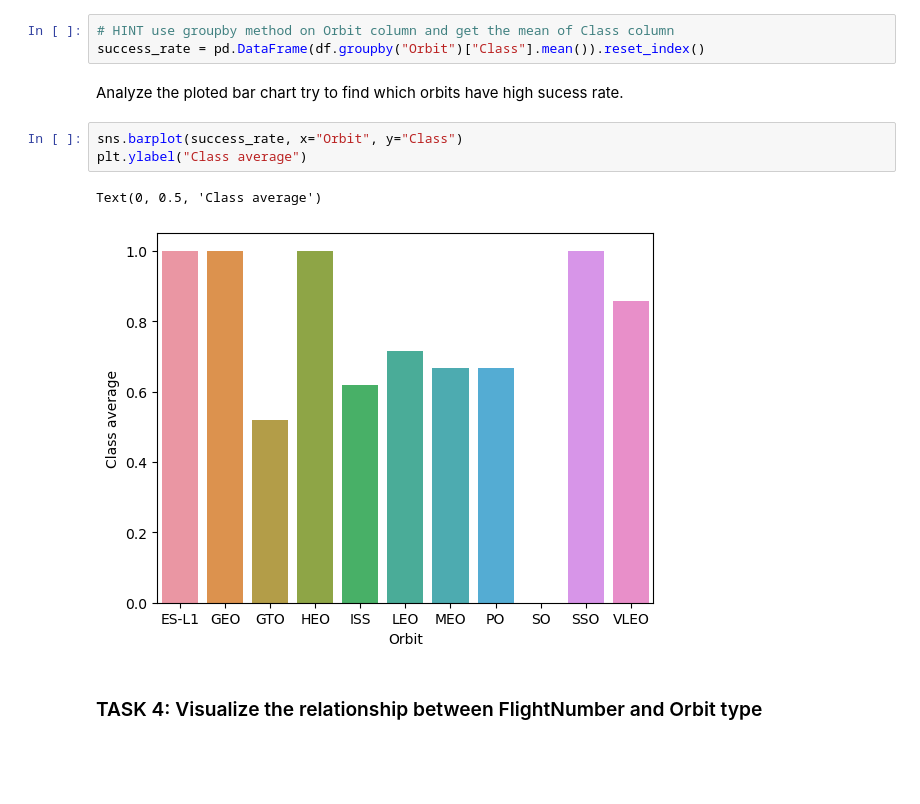
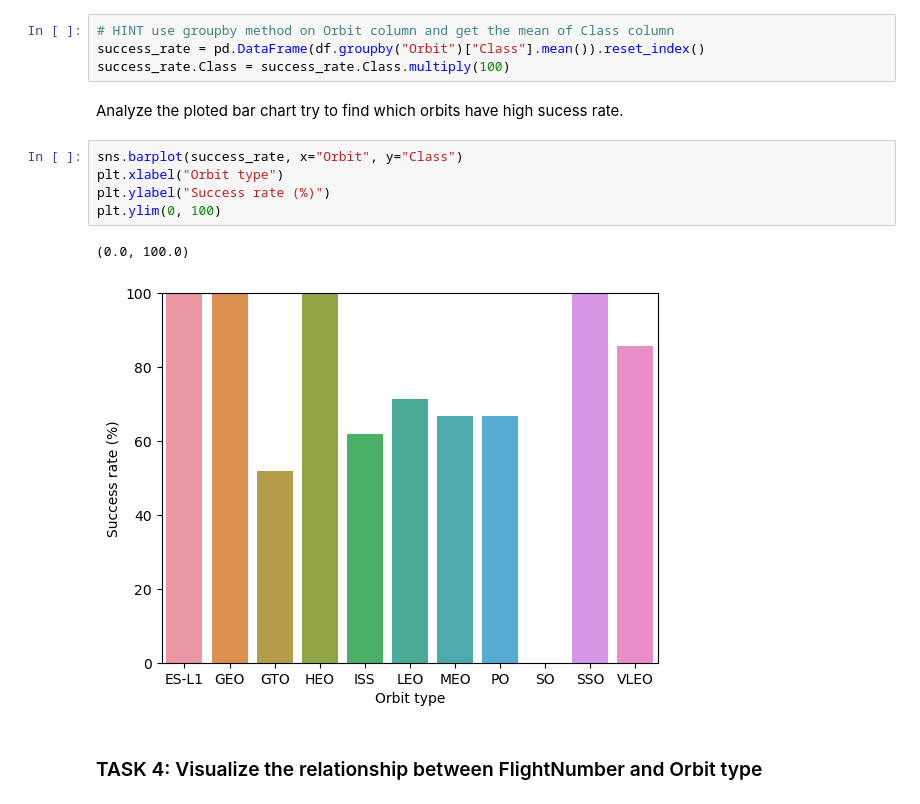
Before and after one commit to alexslittle/ibm-ads-capstone, a Jupyter notebook: jupyter-labs-eda-dataviz.ipynb, the cells around one changed output. Cells and saved outputs as stored; diff of their text form; blank space fills up the shorter version.

```diff
--- a/jupyter-labs-eda-dataviz.ipynb
+++ b/jupyter-labs-eda-dataviz.ipynb
@@ -110,14 +115,17 @@ Let's create a `bar chart` for the sucess rate of each orbit
 # %%
 # HINT use groupby method on Orbit column and get the mean of Class column
 success_rate = pd.DataFrame(df.groupby("Orbit")["Class"].mean()).reset_index()
+success_rate.Class = success_rate.Class.multiply(100)
 # %% [markdown]
 Analyze the ploted bar chart try to find which orbits have high sucess rate.
 # %%
 sns.barplot(success_rate, x="Orbit", y="Class")
-plt.ylabel("Class average")
+plt.xlabel("Orbit type")
+plt.ylabel("Success rate (%)")
+plt.ylim(0, 100)
 # %% [output]
-Text(0, 0.5, 'Class average')
+(0.0, 100.0)
-[figure, old version]
+[figure, new version]
 # %% [markdown]
 ### TASK  4: Visualize the relationship between FlightNumber and Orbit type
 # %% [markdown]
```
Also changed, not shown: parts of 6 cells of this notebook.
